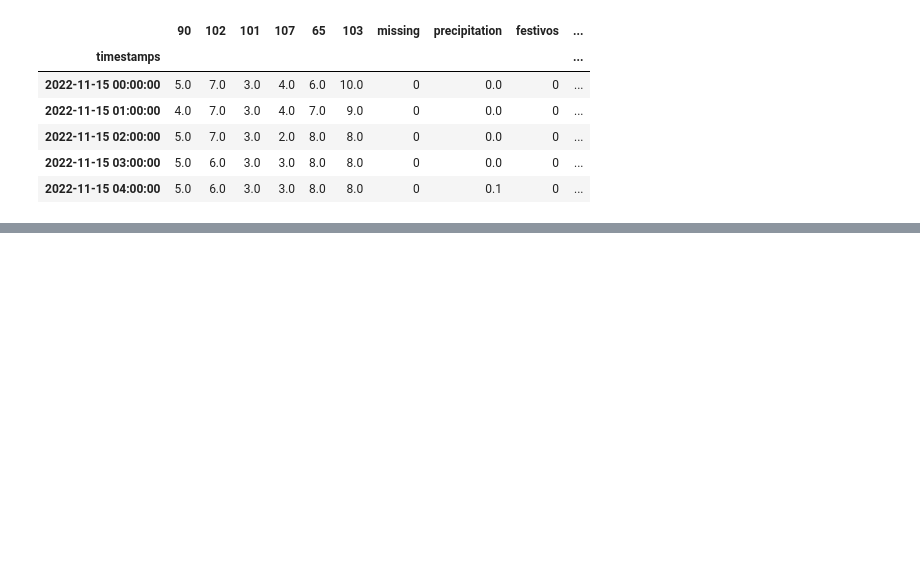
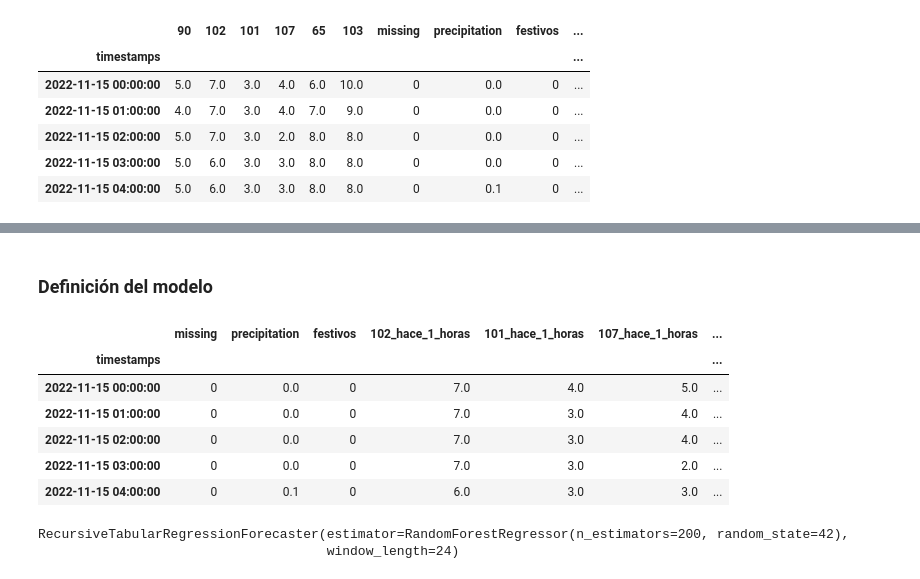
Before and after one commit to Pabloo22/bicimad, a Jupyter notebook: notebooks/entrega/random_forest.ipynb, the cells around one changed output, grey strips where cells are left out. Drawn from its saved outputs; the diff is of its cells as text; code cells hidden in the pictures; blank space fills up the shorter version.

```diff
--- a/notebooks/entrega/random_forest.ipynb
+++ b/notebooks/entrega/random_forest.ipynb
@@ -54,3 +56,8 @@ test.head()
 # %%
 # Add lagged target a week ago
 train = shift_columns(train, [str(config.target_station_id)], 24 * 7)
+test = shift_columns(test, [str(config.target_station_id)], 24 * 7)
+
+# Fix test 24*7 first rows
+test.iloc[: 24 * 7, -1] = train.iloc[-24 * 7 :, 0].values
+test.head()
@@ -57,3 +72,9 @@ train = shift_columns(train, [str(config.target_station_id)], 24 * 7)
+# %%
+# Drop exo_stations
+train = train.drop(columns=exo_stations)
+test = test.drop(columns=exo_stations)
+# %% [markdown]
+### Definición del modelo
 # %%
 # Filter train data to use oly data since september 2022
 train = train[train.index >= "2022-09-01"]
@@ -64,3 +87,13 @@ test_target_series = test[target_column]
+# %%
+X_test.head()
+# %% [output]
+|  | missing | precipitation | festivos | 102_hace_1_horas | 101_hace_1_horas | 107_hace_1_horas | ... |
+| timestamps |  |  |  |  |  |  | ... |
+| 2022-11-15 00:00:00 | 0 | 0.0 | 0 | 7.0 | 4.0 | 5.0 | ... |
+| 2022-11-15 01:00:00 | 0 | 0.0 | 0 | 7.0 | 3.0 | 4.0 | ... |
+| 2022-11-15 02:00:00 | 0 | 0.0 | 0 | 7.0 | 3.0 | 4.0 | ... |
+| 2022-11-15 03:00:00 | 0 | 0.0 | 0 | 7.0 | 3.0 | 2.0 | ... |
+| 2022-11-15 04:00:00 | 0 | 0.1 | 0 | 6.0 | 3.0 | 3.0 | ... |
 # %%
 random_forest = make_reduction(
     RandomForestRegressor(n_estimators=200, random_state=42),
@@ -69 +102,6 @@ random_forest = make_reduction(
 )
+# %%
+random_forest.fit(train_target_series, X=X_train)
+# %% [output]
+RecursiveTabularRegressionForecaster(estimator=RandomForestRegressor(n_estimators=200, random_state=42),
+                                     window_length=24)
```
Also changed, not shown: parts of 7 cells of this notebook, 1 other file.
